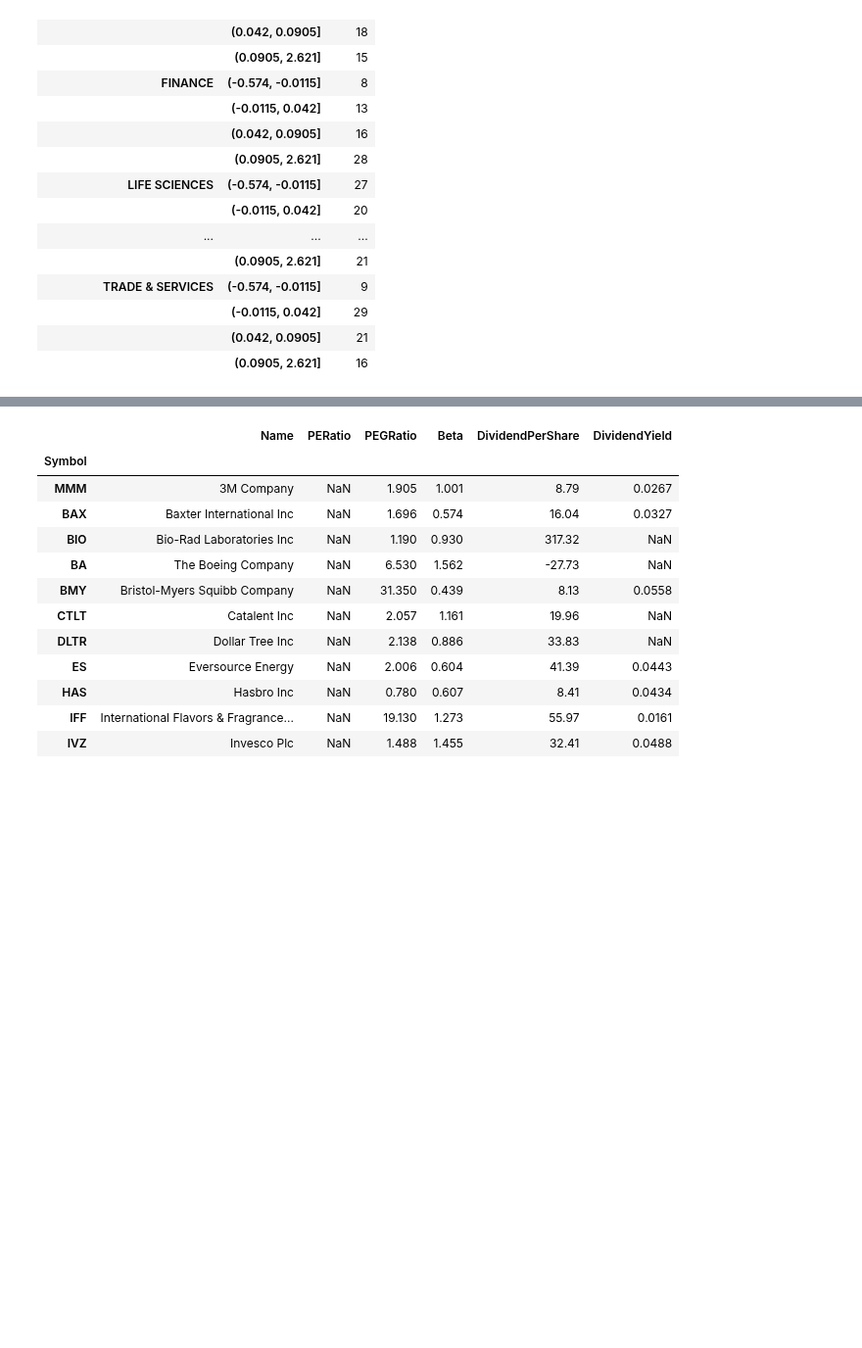
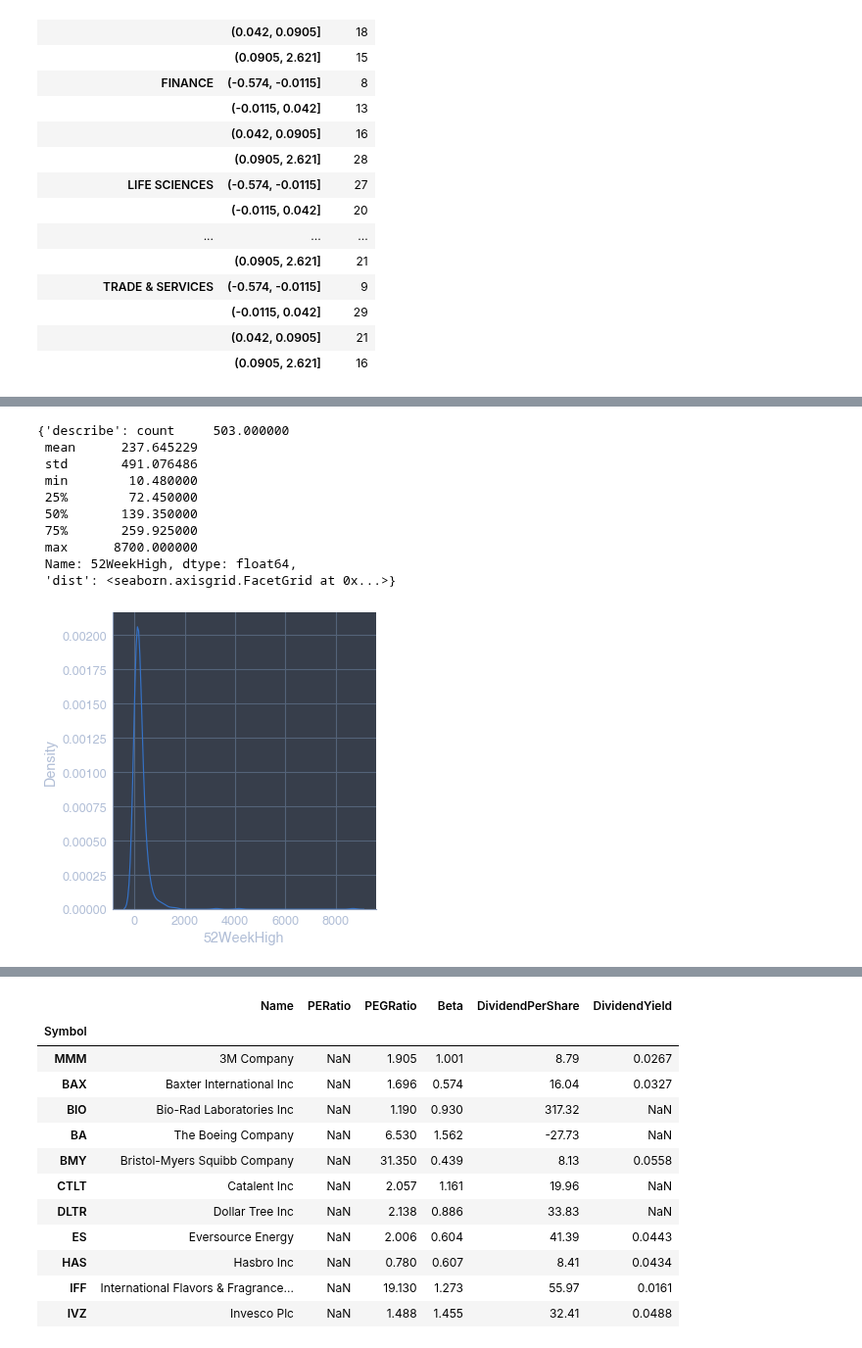
Before and after one commit to fadeeva/stock_market_research, a Jupyter notebook: Portfolio/Search_Review/Multiplicators.ipynb, the cells around one changed output, grey strips where cells are left out. Shown at 98% size. Saved outputs shown, nothing was run; the diff lists cells and outputs as text; code cells hidden in the pictures; blank space fills up the shorter version.

```diff
--- a/Portfolio/Search_Review/Multiplicators.ipynb
+++ b/Portfolio/Search_Review/Multiplicators.ipynb
@@ -1483,0 +1503,14 @@ cat.groupby(['Sector', 'qrg_bins']).count()['Name'].to_frame()
+# %%
+multiplicators_info('52WeekHigh')
+# %% [output]
+{'describe': count     503.000000
+ mean      237.645229
+ std       491.076486
+ min        10.480000
+ 25%        72.450000
+ 50%       139.350000
+ 75%       259.925000
+ max      8700.000000
+ Name: 52WeekHigh, dtype: float64,
+ 'dist': <seaborn.axisgrid.FacetGrid at 0x...>}
+[figure, added]
```
Also changed, not shown: parts of 6 cells of this notebook.
